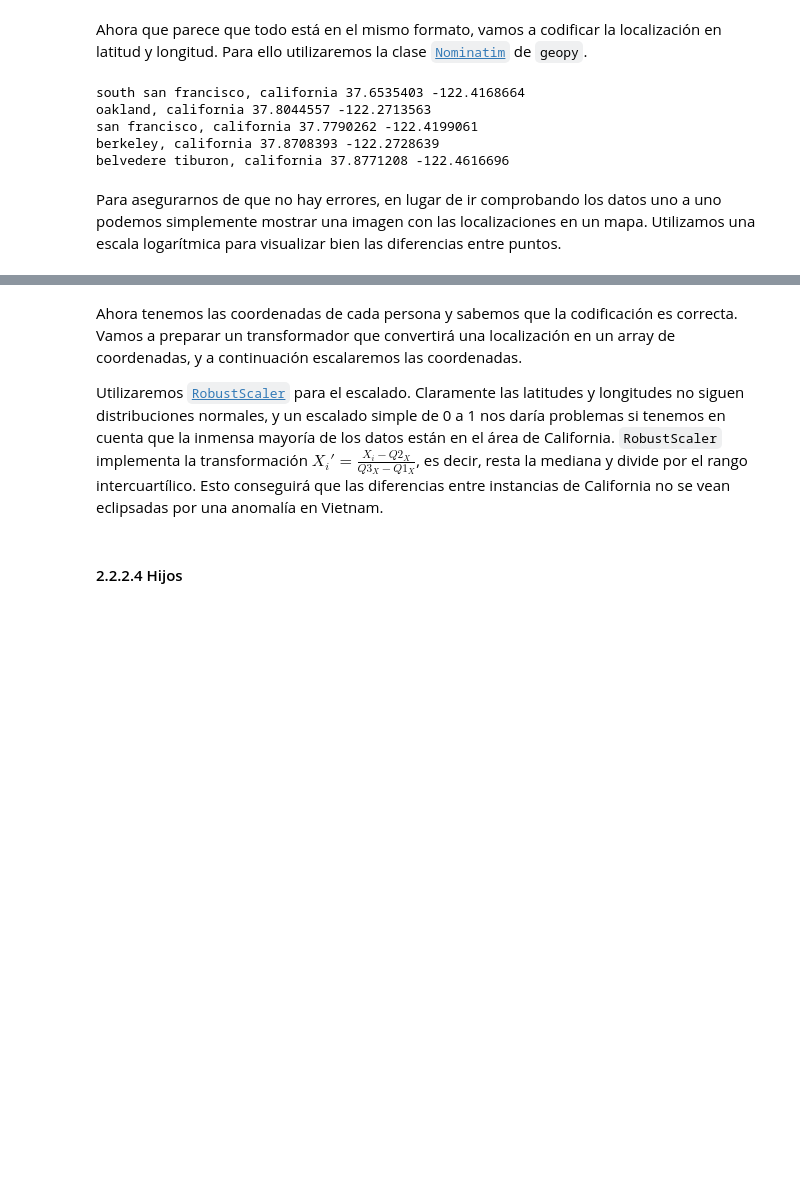
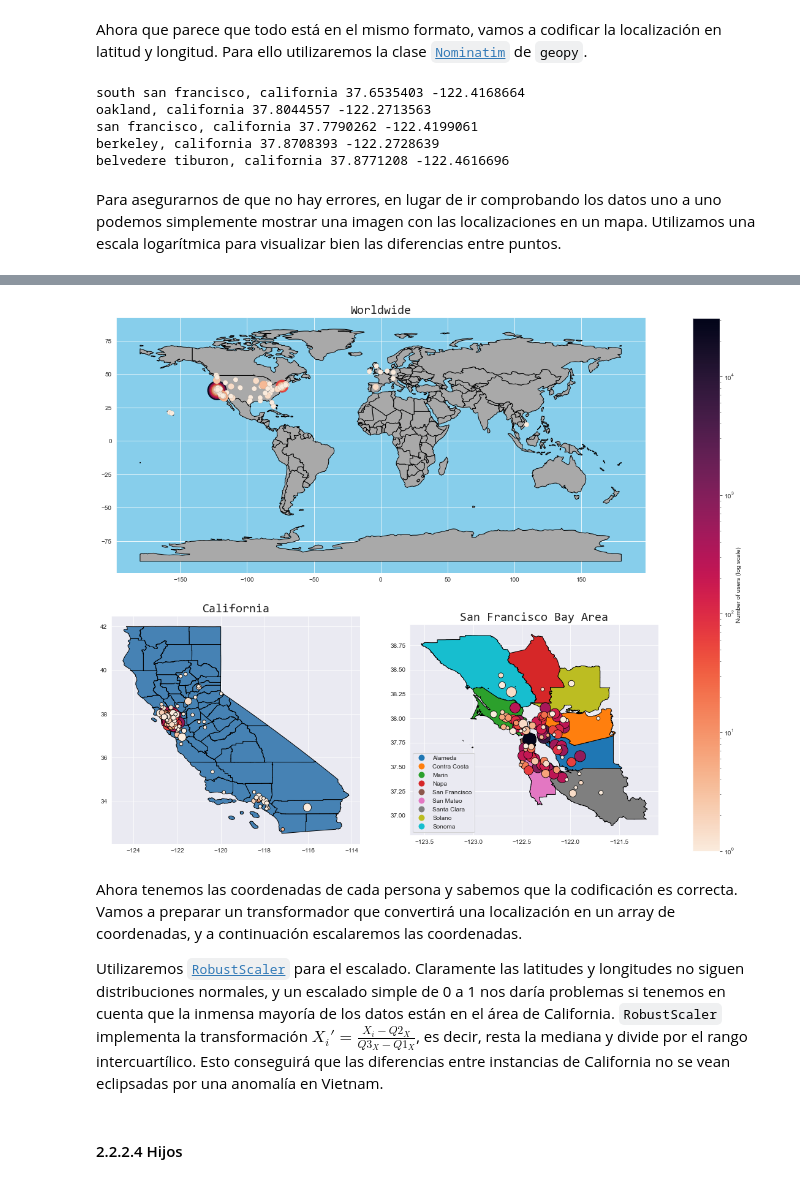
Before and after one commit to dietrujillo/ml_lab, a Jupyter notebook: lab3/notebooks/lab3_tmp.ipynb, the cells around one changed output, grey strips where cells are left out. Cells and saved outputs as stored; diff of their text form; code cells hidden in the pictures; blank space fills up the shorter version.

```diff
--- a/lab3/notebooks/lab3_tmp.ipynb
+++ b/lab3/notebooks/lab3_tmp.ipynb
@@ -862,3 +870,87 @@ plt.show()
+# %%
+fig, ax = plt.subplots(2, 2, figsize=(20, 16))
+
+# Define user locations
+geometry = [shapely.geometry.Point(lon, lat) for lat, lon in location_dict.values()]
+locations = gpd.GeoDataFrame({"location": location_dict.keys()}, geometry=geometry)
+counts = df["location"].value_counts()
+locations["count"] = [counts.loc[x] for x in location_dict.keys()]
+
+# Define log scale
+norm = LogNorm(vmin=locations["count"].min(), vmax=locations["count"].max())
+locations["count_log"] = norm(locations["count"] + 1)
+
+# Plot world map
+ax[0, 0].set_facecolor("skyblue")
+ax[0, 0].set_title("Worldwide", fontdict={"size": 20, "family": "Consolas"})
+world = gpd.read_file(gpd.datasets.get_path("naturalearth_lowres"))
+world.plot(#column="iso_a3",
+           ax=ax[0, 0],
+           color="darkgray",
+           alpha=1,
+           linewidth=1,
+           edgecolor="black")
+
+# Plot world locations
+locations.plot(column="count_log",
+               ax=ax[0, 0],
+               markersize=locations["count_log"] * 1000,
+               linewidth=0.08,
+               edgecolor="black",
+               cmap="rocket_r")
+
+# Plot California map
+ax[1, 0].set_title("California", fontdict={"size": 20, "family": "Consolas"})
+california = gpd.read_file(os.path.join(DATA_PATH, "CA_Counties", "CA_Counties_TIGER2016.shp")).to_crs("EPSG:4326")
+california.plot(#column="NAME",
+                ax=ax[1, 0],
+                color="steelblue",
+                alpha=1,
+                linewidth=1,
+                edgecolor="black")
+
+# Plot California locations
+locations_cali = locations[locations["geometry"].apply(lambda point: any(point.within(polygon) for polygon in california["geometry"]))]
+locations_cali.plot(column="count_log",
+                    ax=ax[1, 0],
+                    markersize=locations["count_log"] * 500,
+                    linewidth=0.8,
+                    edgecolor="black",
+                    cmap="rocket_r")
+
+# Plot San Francisco bay area map
+ax[1, 1].set_title("San Francisco Bay Area", fontdict={"size": 20, "family": "Consolas"})
+bay_area = gpd.read_file(os.path.join(DATA_PATH, "SFBayArea", "bayarea_county.shp")).to_crs("EPSG:4326")
+bay_area.plot(column="COUNTY",
+              #color="darkgray",
+              ax=ax[1, 1],
+              alpha=1,
+              linewidth=1,
+              legend="full",
+              edgecolor="black",
+              legend_kwds={"loc": "lower left"})
+
+# Plot San Francisco bay area locations
+locations_bay_area = locations[locations["geometry"].apply(lambda point: any(point.within(polygon) for polygon in bay_area["geometry"]))]
+locations_bay_area.plot(column="count_log",
+                        ax=ax[1, 1],
+                        markersize=locations["count_log"] * 500,
+                        linewidth=0.8,
+                        edgecolor="black",
+                        cmap="rocket_r")
+
+# Plot colorbar
+mappable = ScalarMappable(cmap="rocket_r", norm=norm)
+mappable.set_array(locations["count"].to_numpy())
+plt.colorbar(mappable=mappable, ax=ax, label="Number of users (log scale)")
+
+# Fix axes location
+ax[0, 0].set_position([0.13, 0.45, 0.6, 0.5])
+plt.delaxes(ax[0, 1])
+
+plt.show()
+# %% [output]
+[figure, added]
 # %% [markdown]
 Ahora tenemos las coordenadas de cada persona y sabemos que la codificación es correcta. Vamos a preparar un transformador que convertirá una localización en un array de coordenadas, y a continuación escalaremos las coordenadas.
 
```
Also changed, not shown: parts of 36 cells of this notebook, 13 other files.
